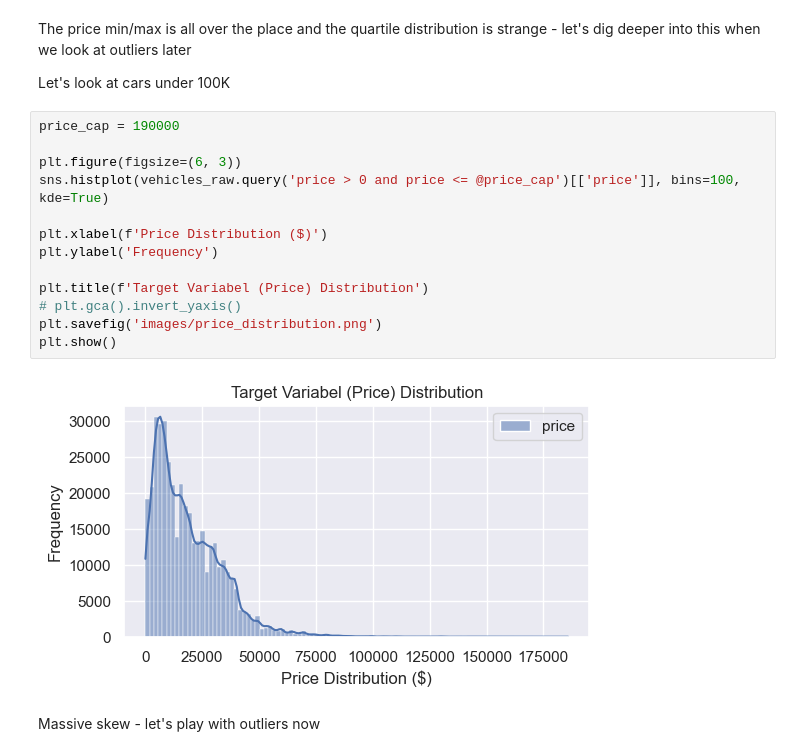
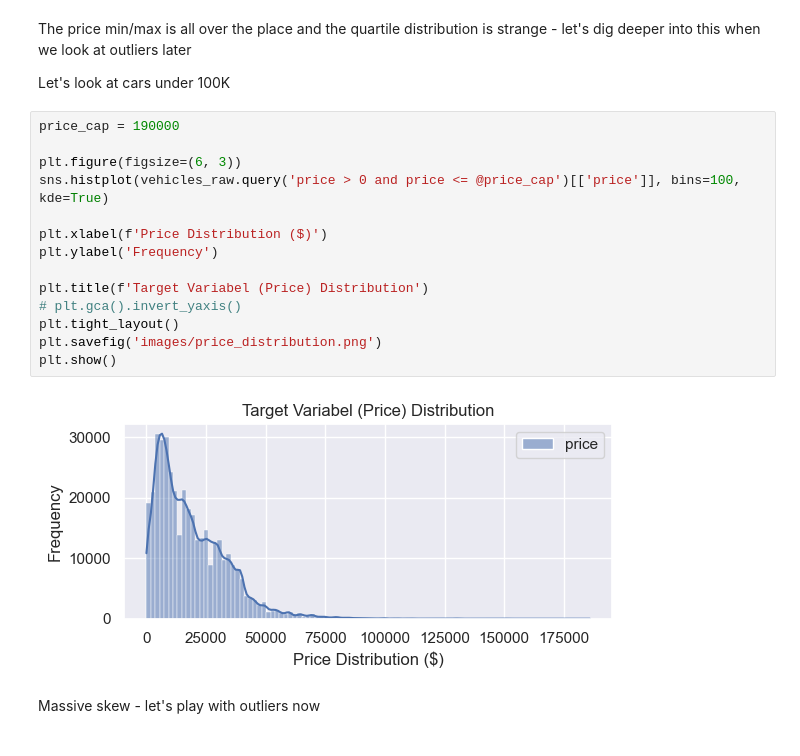
Before and after one commit to fazeelgm/UCB_ML_AI_PracticalApp_II, a Jupyter notebook: DataInvestigation.ipynb, the cells around one changed output. Saved outputs shown, nothing was run; the diff lists cells and outputs as text.

```diff
--- a/DataInvestigation.ipynb
+++ b/DataInvestigation.ipynb
@@ -166,18 +166,19 @@ Let's look at cars under 100K
 # %%
 price_cap = 190000
 
 plt.figure(figsize=(6, 3))
 sns.histplot(vehicles_raw.query('price > 0 and price <= @price_cap')[['price']], bins=100, kde=True)
 
 plt.xlabel(f'Price Distribution ($)')
 plt.ylabel('Frequency')
 
 plt.title(f'Target Variabel (Price) Distribution')
 # plt.gca().invert_yaxis()
+plt.tight_layout()
 plt.savefig('images/price_distribution.png')
 plt.show()
 # %% [output]
-[figure, old version]
+[figure, new version]
 # %% [markdown]
 Massive skew - let's play with outliers now
 # %% [markdown]
```
Also changed, not shown: parts of 25 cells of this notebook, 2 other files.
